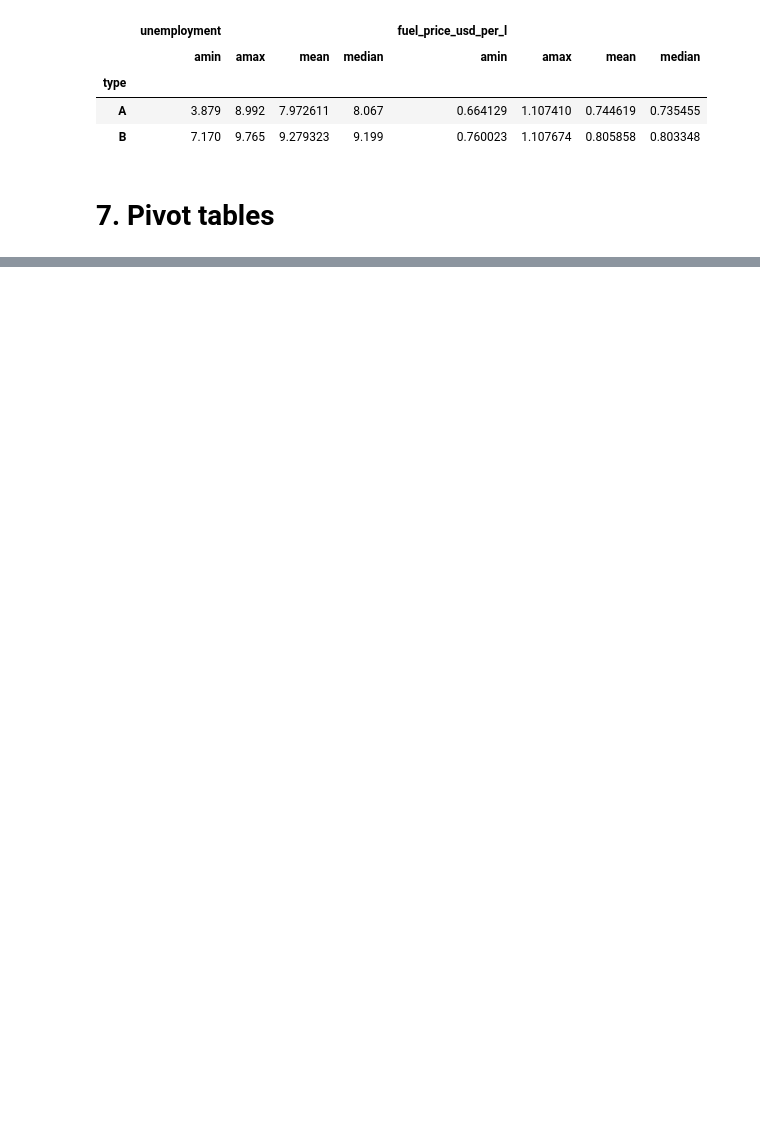
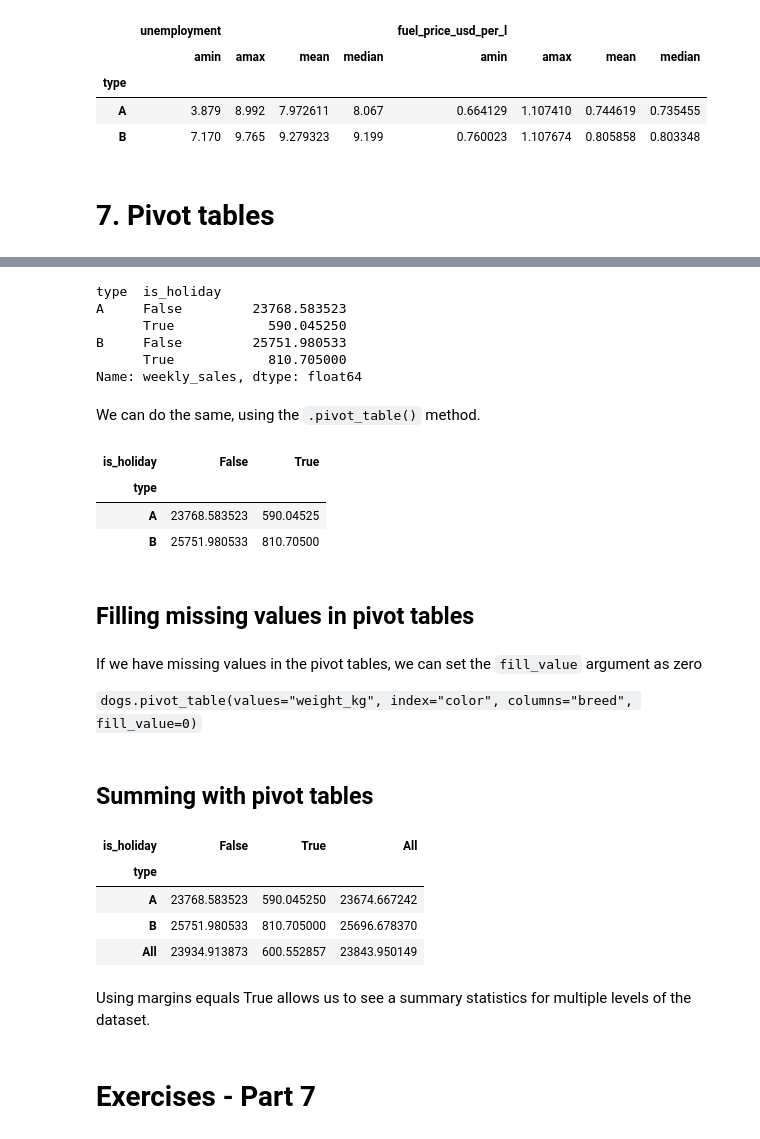
Before and after one commit to edneide/Data_Science, a Jupyter notebook: Learning_Python/001_Data_Manipulation_With_Pandas/002_Aggregating_Data.ipynb, the cells around one changed output, grey strips where cells are left out. Cells and saved outputs as stored; diff of their text form; code cells hidden in the pictures; blank space fills up the shorter version.

```diff
--- a/Learning_Python/001_Data_Manipulation_With_Pandas/002_Aggregating_Data.ipynb
+++ b/Learning_Python/001_Data_Manipulation_With_Pandas/002_Aggregating_Data.ipynb
@@ -535,0 +597,44 @@ unemp_fuel_stats
+# %%
+sales.groupby(["type", "is_holiday"])["weekly_sales"].mean()
+# %% [output]
+type  is_holiday
+A     False         23768.583523
+      True            590.045250
+B     False         25751.980533
+      True            810.705000
+Name: weekly_sales, dtype: float64
+# %% [markdown]
+We can do the same, using the `.pivot_table()` method.
+# %%
+sales.pivot_table(values="weekly_sales",
+                 index="type",
+                 columns="is_holiday")
+# %% [output]
+| is_holiday | False | True |
+| type |  |  |
+| A | 23768.583523 | 590.04525 |
+| B | 25751.980533 | 810.70500 |
+# %% [markdown]
+## Filling missing values in pivot tables
+# %% [markdown]
+If we have missing values in the pivot tables, we can set the `fill_value` argument as zero
+
+`dogs.pivot_table(values="weight_kg", index="color", columns="breed", fill_value=0)`
+# %% [markdown]
+## Summing with pivot tables
+# %%
+sales.pivot_table(values="weekly_sales",
+                 index="type",
+                 columns="is_holiday",
+                 fill_value=0,
+                 margins=True)
+# %% [output]
+| is_holiday | False | True | All |
+| type |  |  |  |
+| A | 23768.583523 | 590.045250 | 23674.667242 |
+| B | 25751.980533 | 810.705000 | 25696.678370 |
+| All | 23934.913873 | 600.552857 | 23843.950149 |
+# %% [markdown]
+Using margins equals True allows us to see a summary statistics for multiple levels of the dataset.
+# %% [markdown]
+# Exercises - Part 7
```
Also changed, not shown: parts of 23 cells of this notebook, 4 other files.
